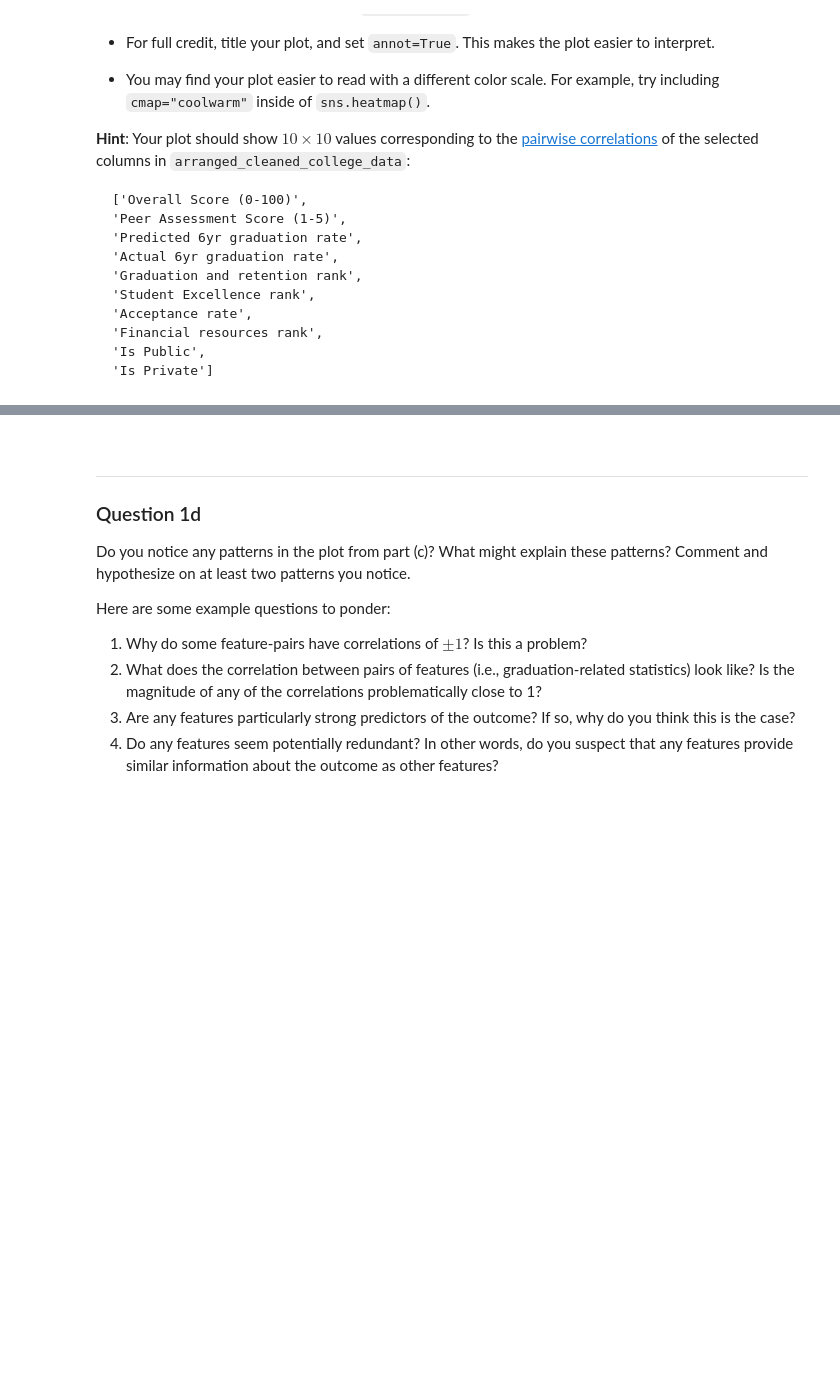
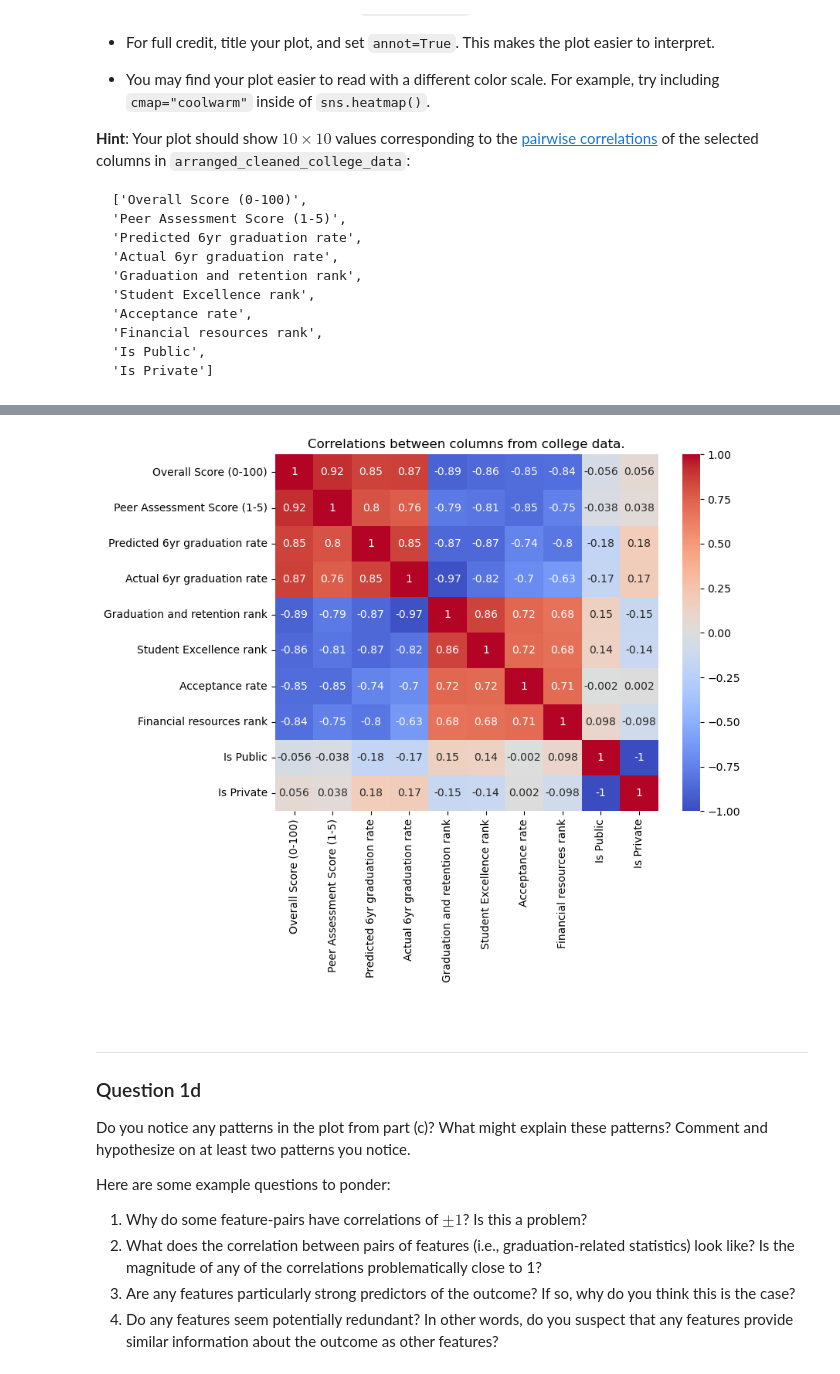
Before and after one commit to zaddle55/sp26-ds100-material, a Jupyter notebook: hw/hw06/hw06.ipynb, the cells around one changed output, grey strips where cells are left out. Drawn from its saved outputs; the diff is of its cells as text; code cells hidden in the pictures; blank space fills up the shorter version.

```diff
--- a/hw/hw06/hw06.ipynb
+++ b/hw/hw06/hw06.ipynb
@@ -133,4 +168,7 @@ Create a new `DataFrame` `cleaned_college_data` with the following changes:
 # %%
 cleaned_college_data = college_data.copy()
 
-...
+for col in cleaned_college_data.columns:
+    if cleaned_college_data[col].isna().any():
+        cleaned_college_data[f'{col}_missing'] = cleaned_college_data[col].isna()
+cleaned_college_data.head()
@@ -157,5 +205,25 @@ To do so, complete the following tasks **in the order they are listed**:
 - `pd.Series.fillna()` [(documentation)](https://pandas.pydata.org/docs/reference/api/pandas.Series.fillna.html) may come in handy.
 - You can select all string columns in a `DataFrame` object `df` with `df.select_dtypes(include=['object'])`[(documentation)](https://pandas.pydata.org/docs/reference/api/pandas.DataFrame.select_dtypes.html). Recall that strings are of the `object` type.
 # %%
-...
+non_numeric_cols = cleaned_college_data.select_dtypes(include=['object'])
+
+# 1. process '%' columns
+percentile_cols = []
+for col in non_numeric_cols:
+    if cleaned_college_data[col].str.contains('%').any():
+        percentile_cols.append(col)
+print(percentile_cols)
+for col in percentile_cols:
+    cleaned_college_data[col] = cleaned_college_data[col].str.extract(r'(\d+)%').astype('float')
+
+# 2. create 'Is Public/Is Private' column
+cleaned_college_data['Is Public'] = cleaned_college_data['Type'].map({'public': 1, 'private': 0})
+cleaned_college_data['Is Private'] = cleaned_college_data['Type'].map({'public': 0, 'private': 1})
+
+# 3. remove 'Type/Institution'
+cleaned_college_data = cleaned_college_data.drop(columns=['Type', 'Institution'])
+
+# 4. Fill NA
+for col in cleaned_college_data:
+    cleaned_college_data[col] = cleaned_college_data[col].fillna(cleaned_college_data[col].mean())
 cleaned_college_data
@@ -215,7 +300,11 @@ Your output figure should look similar to the following example:
 <center><img src = "images/heatmap.png" width = "600"></center>
 # %%
 fig, ax = plt.subplots(figsize=(8, 6))
-...
+sns.heatmap(arranged_cleaned_college_data.corr(), annot=True, cmap="coolwarm")
+plt.title("Correlations between columns from college data.")
+plt.show()
+# %% [output]
+[figure, added]
 # %% [markdown]
 <!-- END QUESTION -->
 
```
Also changed, not shown: parts of 10 cells of this notebook.
